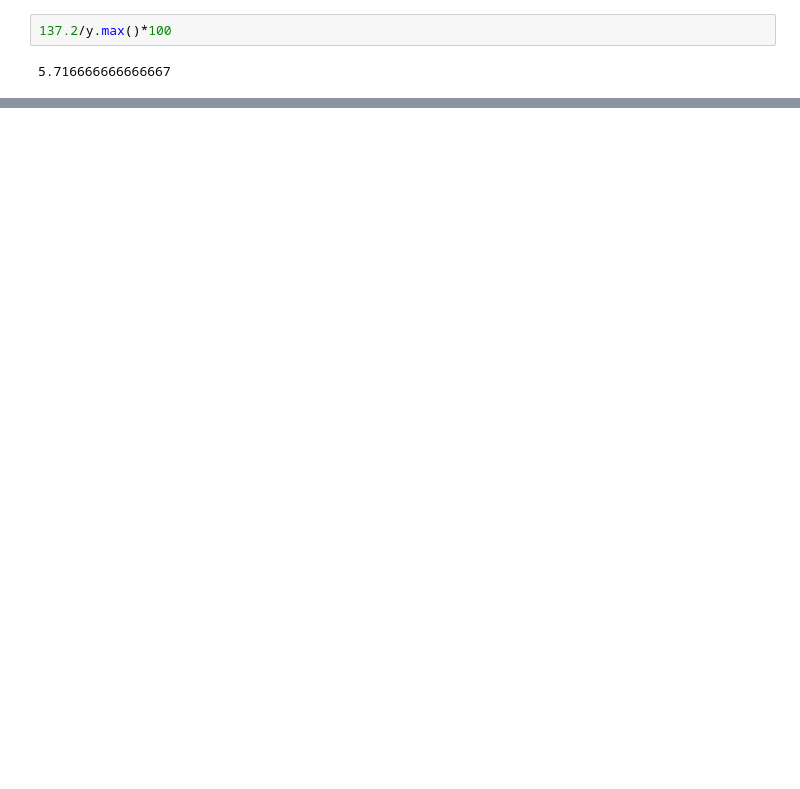
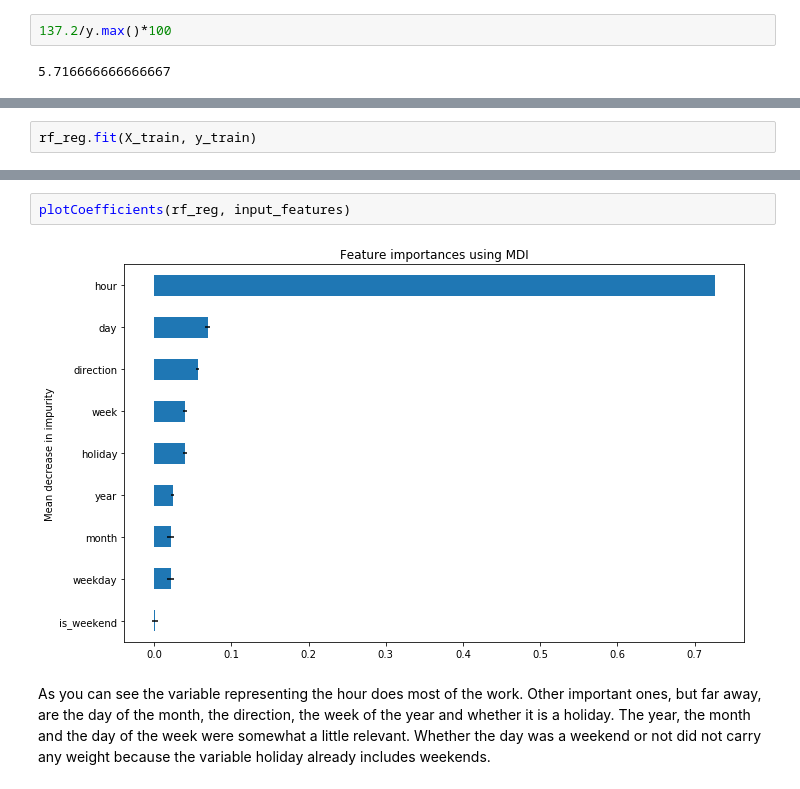
Before and after one commit to albertonietos/helsinki-traffic-prediction, a Jupyter notebook: model-building/ML_traffic_monitoring.ipynb, the cells around one changed output, grey strips where cells are left out. Cells and saved outputs as stored; diff of their text form; blank space fills up the shorter version.

```diff
--- a/model-building/ML_traffic_monitoring.ipynb
+++ b/model-building/ML_traffic_monitoring.ipynb
@@ -277,0 +324,2 @@ array([-53369.05529019, -35545.26555963, -50195.7473114 , -24575.70239886,
+# %%
+rf_reg.fit(X_train, y_train)
@@ -277,0 +339,7 @@ array([-53369.05529019, -35545.26555963, -50195.7473114 , -24575.70239886,
+# %%
+plotCoefficients(rf_reg, input_features)
+# %% [output]
+[figure, added]
+# %% [markdown]
+As you can see the variable representing the hour does most of the work. Other important ones, but far away, are the day of the month, the direction, the week of the year and whether it is a holiday.
+The year, the month and the day of the week were somewhat a little relevant. Whether the day was a weekend or not did not carry any weight because the variable holiday already includes weekends.
```
Also changed, not shown: parts of 26 cells of this notebook, 1 other file.
